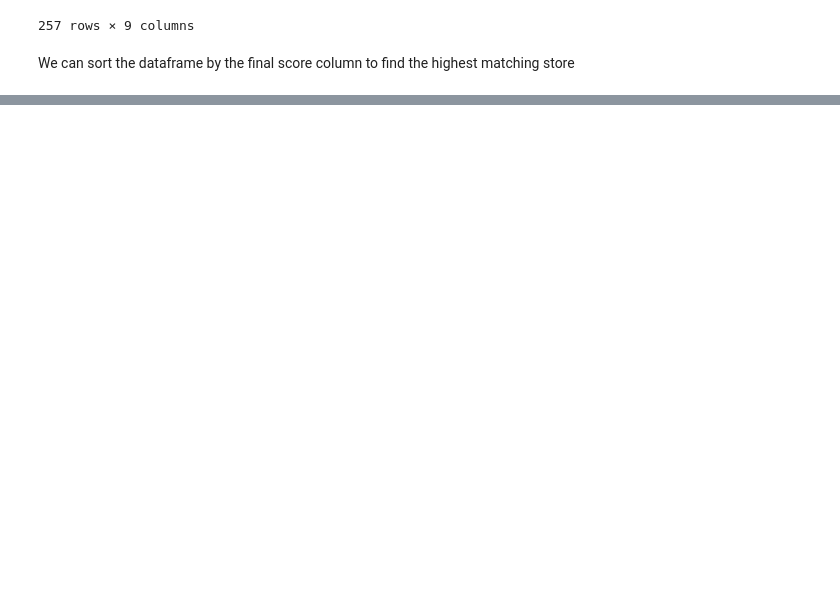
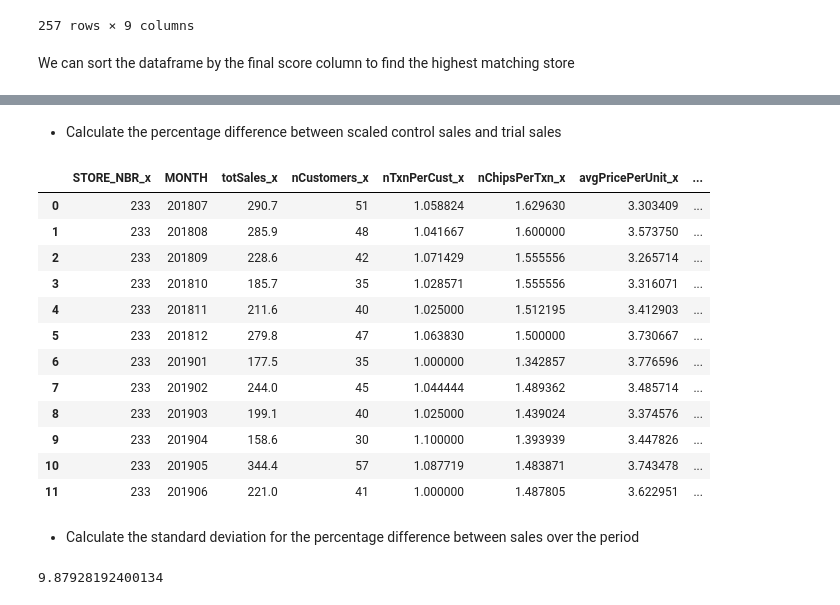
Before and after one commit to jontyj23/Quantium-Virtual-Internship, a Jupyter notebook: task2.ipynb, the cells around one changed output, grey strips where cells are left out. Drawn from its saved outputs; the diff is of its cells as text; code cells hidden in the pictures; blank space fills up the shorter version.

```diff
--- a/task2.ipynb
+++ b/task2.ipynb
@@ -361,0 +435,35 @@ scoreControl.sort_values('Final_Score', ascending=False)
+# %%
+# Calculate scaling factor
+scalingFactor = preTrialMeasures[(preTrialMeasures['STORE_NBR'] == 77) & (preTrialMeasures['MONTH'] < 201902)]['totSales'].sum() / preTrialMeasures[(preTrialMeasures['STORE_NBR'] == 233) & (preTrialMeasures['MONTH'] < 201902)]['totSales'].sum()
+
+# Apply the scaling factor
+scaledControlSales = measureOverTime[measureOverTime['STORE_NBR'] == 233].copy()
+scaledControlSales['controlSales'] = scaledControlSales['totSales'] * scalingFactor
+# %% [markdown]
+- Calculate the percentage difference between scaled control sales and trial sales
+# %%
+# Merge the
+percentagediff = pd.merge(scaledControlSales, measureOverTime[measureOverTime['STORE_NBR']==77], how='left', on='MONTH')
+percentagediff['percentageDiff'] = (percentagediff['controlSales'] - percentagediff['totSales_y'])/percentagediff['totSales_y'] * 100
+percentagediff
+# %% [output]
+|  | STORE_NBR_x | MONTH | totSales_x | nCustomers_x | nTxnPerCust_x | nChipsPerTxn_x | avgPricePerUnit_x | ... |
+| 0 | 233 | 201807 | 290.7 | 51 | 1.058824 | 1.629630 | 3.303409 | ... |
+| 1 | 233 | 201808 | 285.9 | 48 | 1.041667 | 1.600000 | 3.573750 | ... |
+| 2 | 233 | 201809 | 228.6 | 42 | 1.071429 | 1.555556 | 3.265714 | ... |
+| 3 | 233 | 201810 | 185.7 | 35 | 1.028571 | 1.555556 | 3.316071 | ... |
+| 4 | 233 | 201811 | 211.6 | 40 | 1.025000 | 1.512195 | 3.412903 | ... |
+| 5 | 233 | 201812 | 279.8 | 47 | 1.063830 | 1.500000 | 3.730667 | ... |
+| 6 | 233 | 201901 | 177.5 | 35 | 1.000000 | 1.342857 | 3.776596 | ... |
+| 7 | 233 | 201902 | 244.0 | 45 | 1.044444 | 1.489362 | 3.485714 | ... |
+| 8 | 233 | 201903 | 199.1 | 40 | 1.025000 | 1.439024 | 3.374576 | ... |
+| 9 | 233 | 201904 | 158.6 | 30 | 1.100000 | 1.393939 | 3.447826 | ... |
+| 10 | 233 | 201905 | 344.4 | 57 | 1.087719 | 1.483871 | 3.743478 | ... |
+| 11 | 233 | 201906 | 221.0 | 41 | 1.000000 | 1.487805 | 3.622951 | ... |
+# %% [markdown]
+- Calculate the standard deviation for the percentage difference between sales over the period
+# %%
+stdDev = percentagediff[percentagediff['MONTH'] < 201902]['percentageDiff'].std()
+stdDev
+# %% [output]
+9.87928192400134
```
Also changed, not shown: parts of 22 cells of this notebook.
